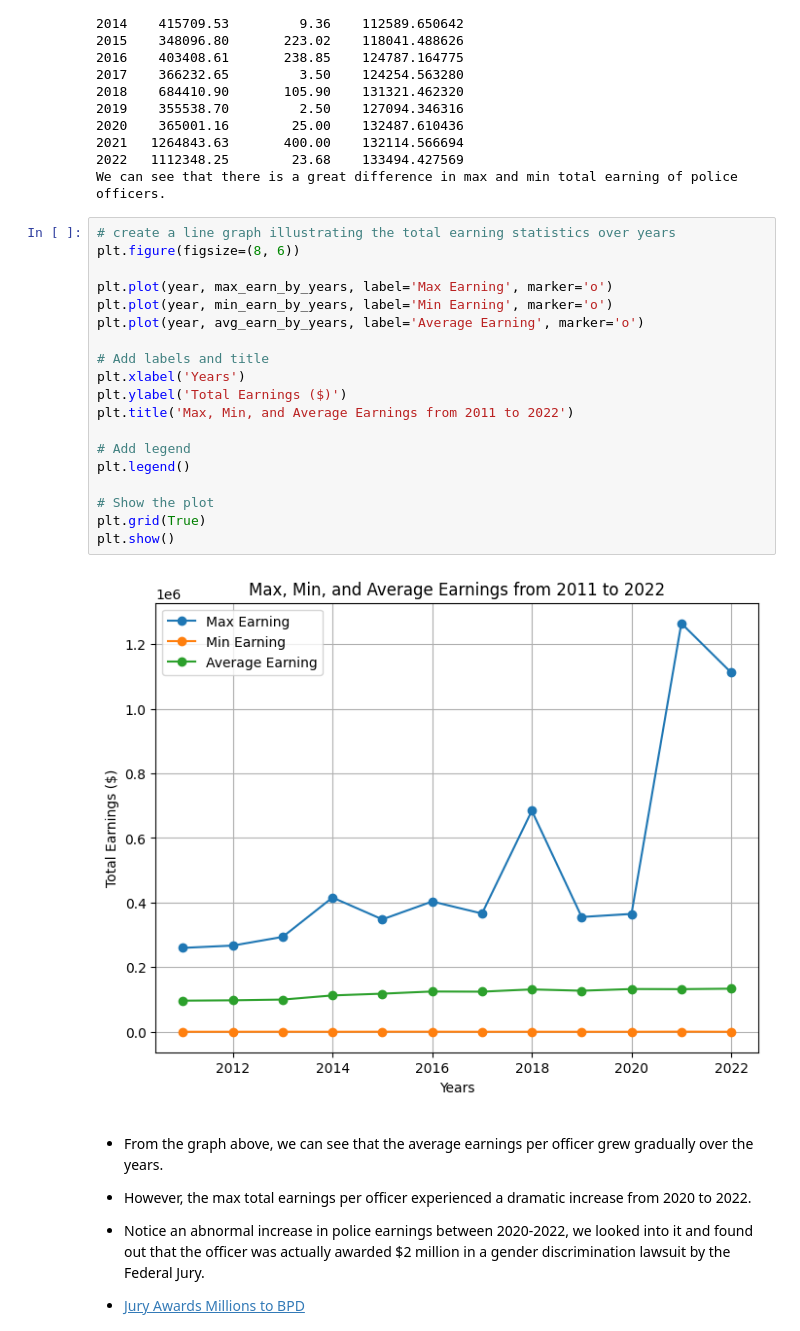
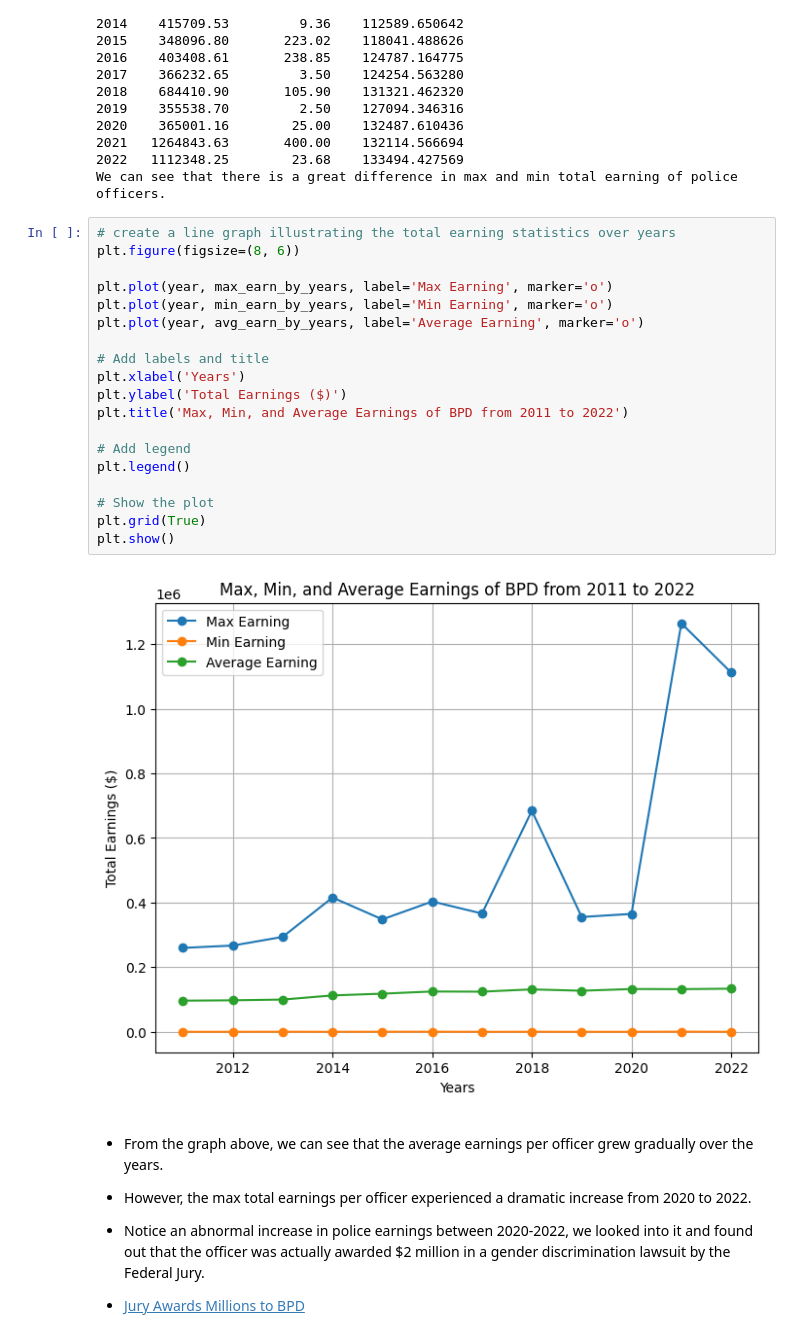
Before and after one commit to BU-Spark/ds-police-overtime, a Jupyter notebook: fa23-team-e/Research.ipynb, the cells around one changed output. Saved outputs shown, nothing was run; the diff lists cells and outputs as text.

```diff
--- a/fa23-team-e/Research.ipynb
+++ b/fa23-team-e/Research.ipynb
@@ -434,24 +780,24 @@ We can see that there is a great difference in max and min total earning of poli
 # %%
 # create a line graph illustrating the total earning statistics over years
 plt.figure(figsize=(8, 6))
 
 plt.plot(year, max_earn_by_years, label='Max Earning', marker='o')
 plt.plot(year, min_earn_by_years, label='Min Earning', marker='o')
 plt.plot(year, avg_earn_by_years, label='Average Earning', marker='o')
 
 # Add labels and title
 plt.xlabel('Years')
 plt.ylabel('Total Earnings ($)')
-plt.title('Max, Min, and Average Earnings from 2011 to 2022')
+plt.title('Max, Min, and Average Earnings of BPD from 2011 to 2022')
 
 # Add legend
 plt.legend()
 
 # Show the plot
 plt.grid(True)
 plt.show()
 # %% [output]
-[figure, old version]
+[figure, new version]
 # %% [markdown]
 - From the graph above, we can see that the average earnings per officer grew gradually over the years.
 - However, the max total earnings per officer experienced a dramatic increase from 2020 to 2022.
```
Also changed, not shown: parts of 63 cells of this notebook.
